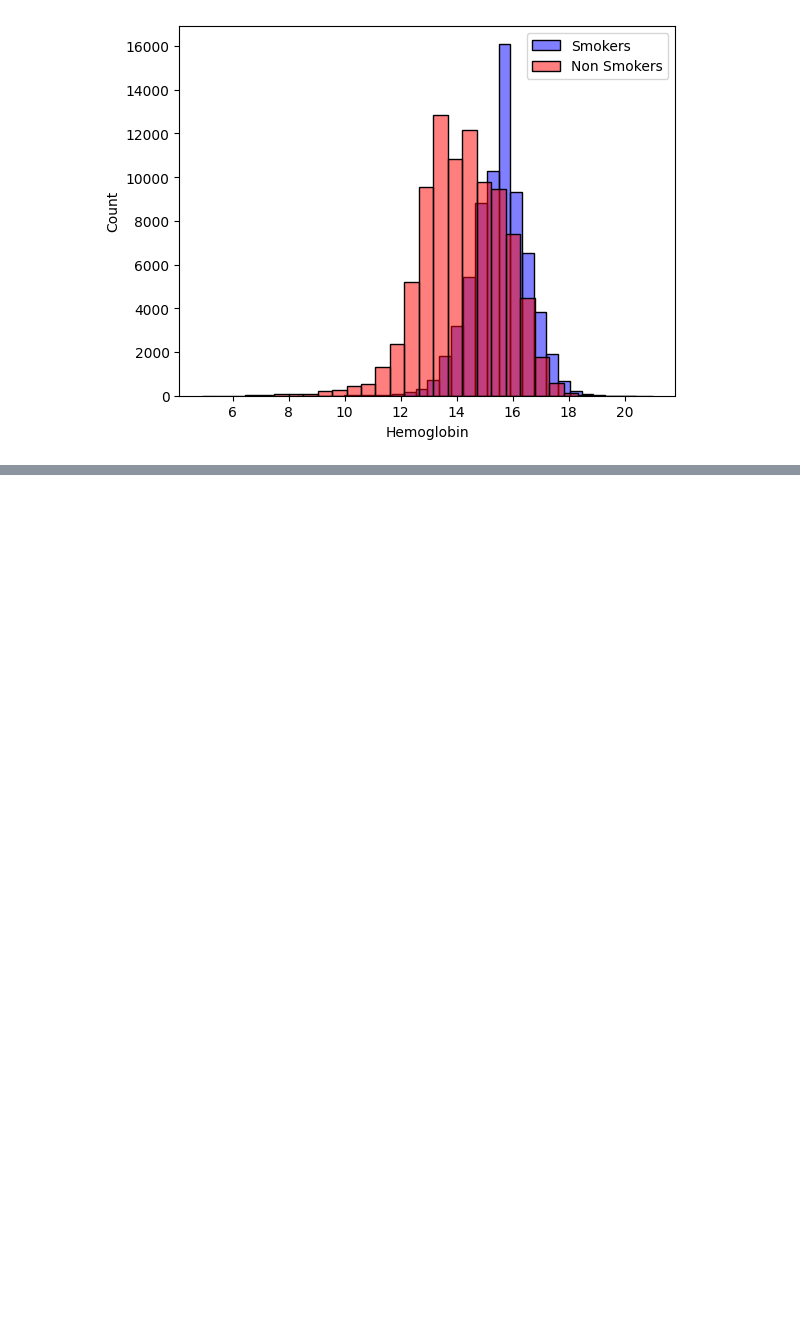
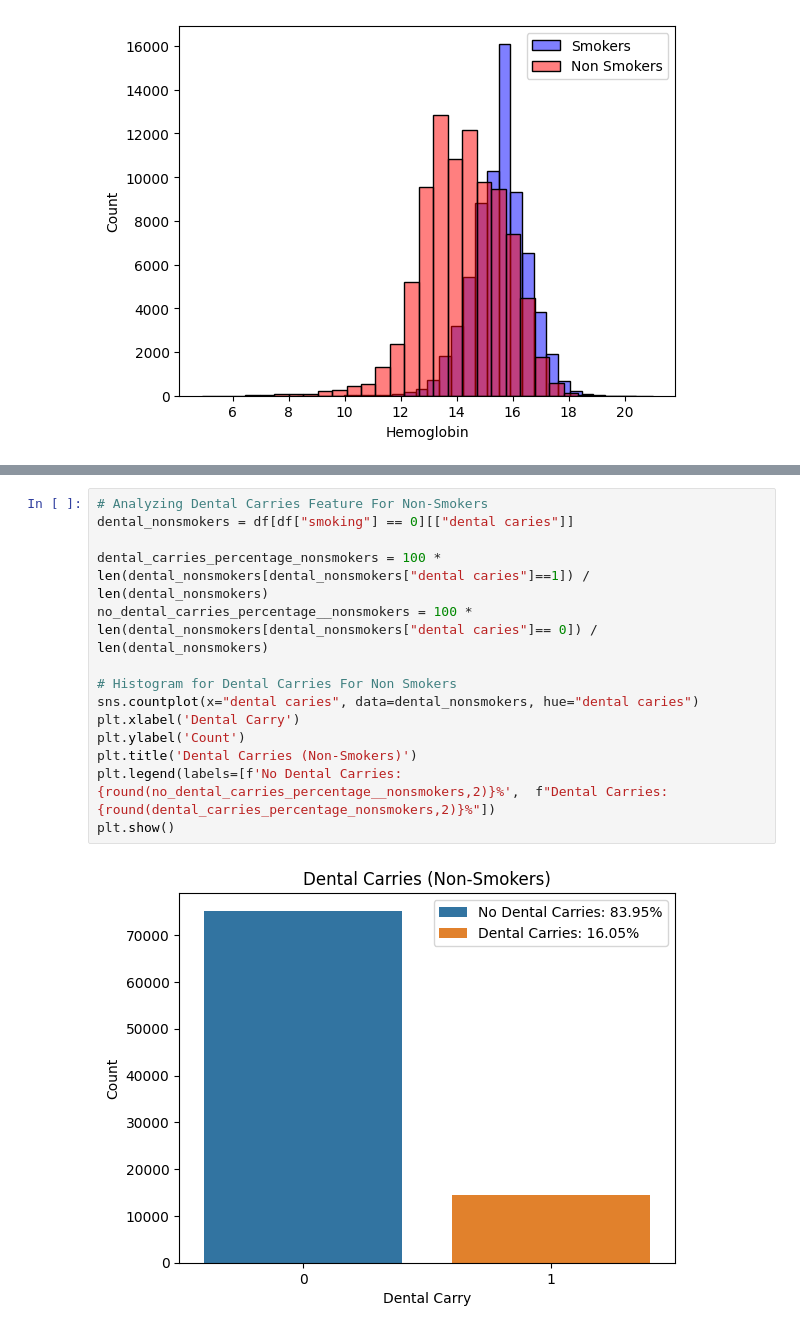
Before and after one commit to ahmedoy/SmokingData-Classification, a Jupyter notebook: data_analysis.ipynb, the cells around one changed output, grey strips where cells are left out. Saved outputs shown, nothing was run; the diff lists cells and outputs as text; blank space fills up the shorter version.

```diff
--- a/data_analysis.ipynb
+++ b/data_analysis.ipynb
@@ -231,0 +251,16 @@ dental caries unique values: [0 1]
+# %%
+# Analyzing Dental Carries Feature For Non-Smokers
+dental_nonsmokers = df[df["smoking"] == 0][["dental caries"]]
+
+dental_carries_percentage_nonsmokers = 100 * len(dental_nonsmokers[dental_nonsmokers["dental caries"]==1]) / len(dental_nonsmokers)
+no_dental_carries_percentage__nonsmokers = 100 * len(dental_nonsmokers[dental_nonsmokers["dental caries"]== 0]) / len(dental_nonsmokers)
+
+# Histogram for Dental Carries For Non Smokers
+sns.countplot(x="dental caries", data=dental_nonsmokers, hue="dental caries")
+plt.xlabel('Dental Carry')
+plt.ylabel('Count')
+plt.title('Dental Carries (Non-Smokers)')
+plt.legend(labels=[f'No Dental Carries: {round(no_dental_carries_percentage__nonsmokers,2)}%',  f"Dental Carries: {round(dental_carries_percentage_nonsmokers,2)}%"])
+plt.show()
+# %% [output]
+[figure, added]
```
Also changed, not shown: parts of 10 cells of this notebook.
